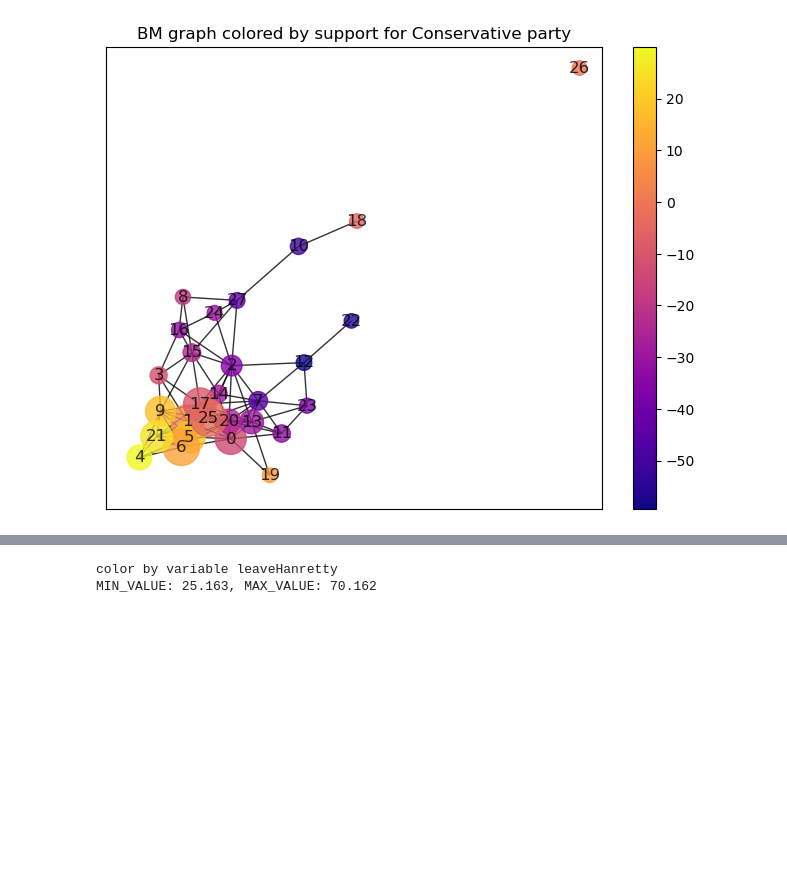
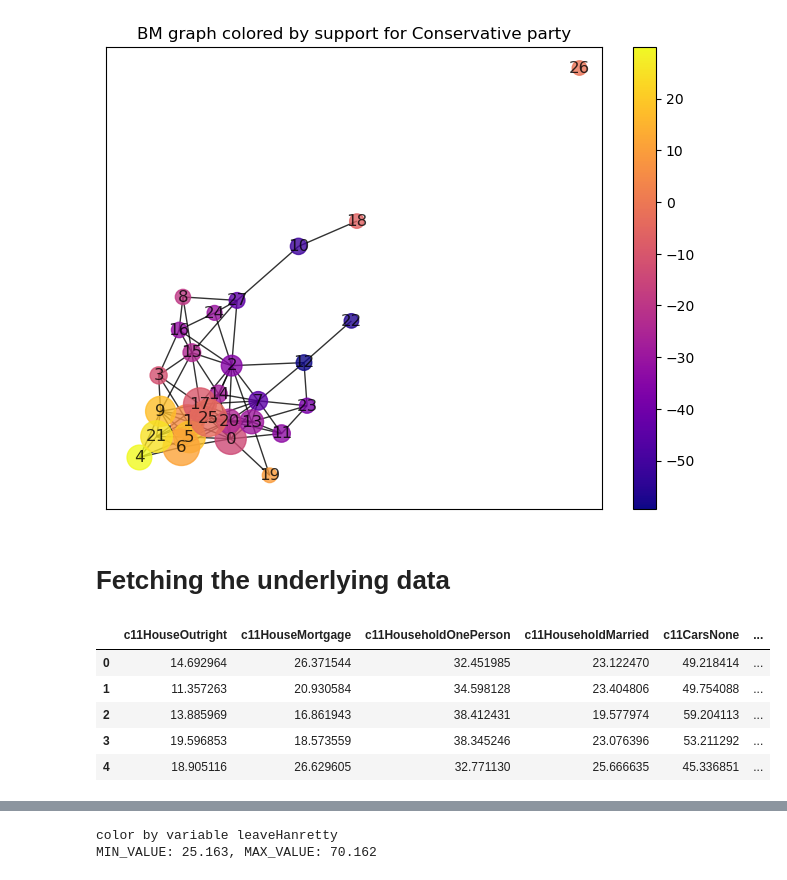
Before and after one commit to dioscuri-tda/pyBallMapper, a Jupyter notebook: notebooks/example_3_brexit.ipynb, the cells around one changed output, grey strips where cells are left out. Drawn from its saved outputs; the diff is of its cells as text; code cells hidden in the pictures; blank space fills up the shorter version.

```diff
--- a/notebooks/example_3_brexit.ipynb
+++ b/notebooks/example_3_brexit.ipynb
@@ -51,8 +51,10 @@ coloring_df = full_df[coloring_subset].copy()
 from pyballmapper import BallMapper
 # %%
 bm = BallMapper(
-    X=db104.to_numpy(), eps=18  # the pointcloud, as a numpy array
-)  # the radius of the balls
+    X=db104.to_numpy(),  # the pointcloud, as a numpy array
+    eps=18, # the radius of the balls
+    column_names=subset  # optional: names of the columns in the pointcloud
+)
 # %% [markdown]
 ## Coloring
 # %%
@@ -94,3 +96,18 @@ plt.title("BM graph colored by support for Conservative party")
 plt.show()
 # %% [output]
 [figure]
+# %% [markdown]
+# Fetching the underlying data
+# %%
+ball_id = 27
+
+# get details about the data covered by a given ball number (here 27)
+dfs = bm.ball_data(ball_numbers=ball_id)
+dfs[ball_id].head()
+# %% [output]
+|  | c11HouseOutright | c11HouseMortgage | c11HouseholdOnePerson | c11HouseholdMarried | c11CarsNone | ... |
+| 0 | 14.692964 | 26.371544 | 32.451985 | 23.122470 | 49.218414 | ... |
+| 1 | 11.357263 | 20.930584 | 34.598128 | 23.404806 | 49.754088 | ... |
+| 2 | 13.885969 | 16.861943 | 38.412431 | 19.577974 | 59.204113 | ... |
+| 3 | 19.596853 | 18.573559 | 38.345246 | 23.076396 | 53.211292 | ... |
+| 4 | 18.905116 | 26.629605 | 32.771130 | 25.666635 | 45.336851 | ... |
```
Also changed, not shown: parts of 4 cells of this notebook, 2 other files.
